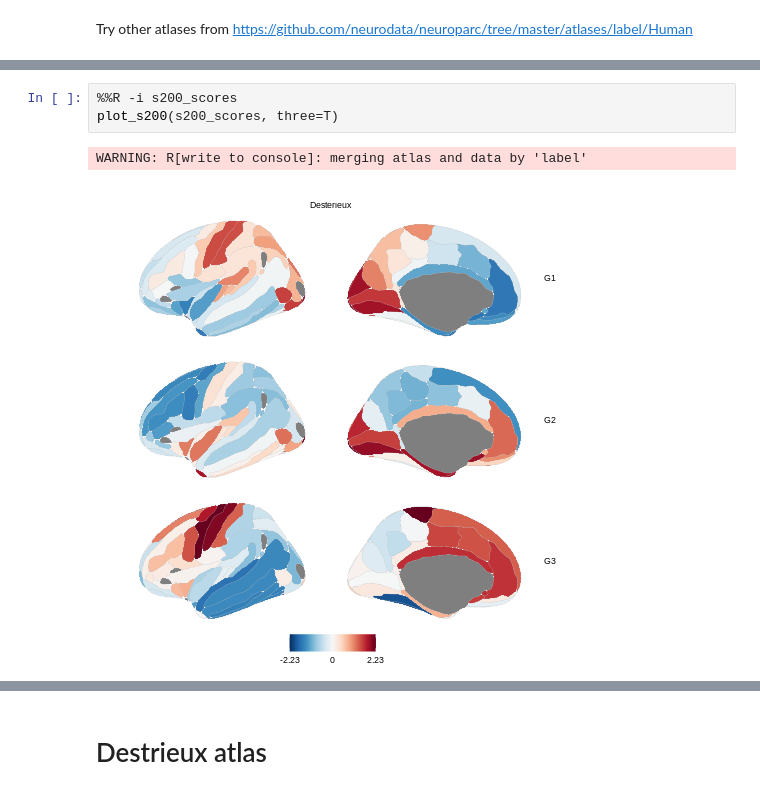
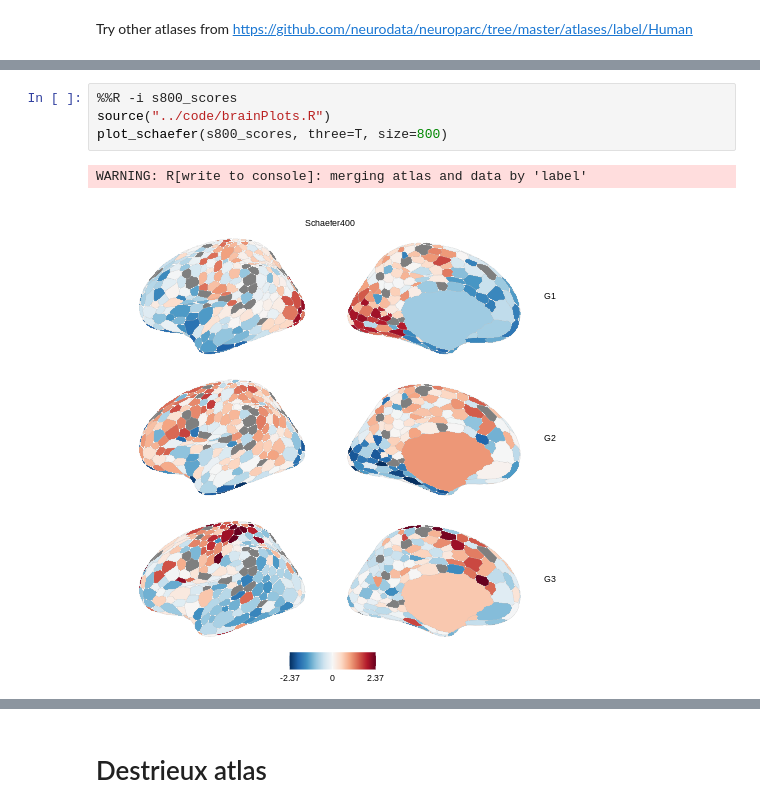
Before and after one commit to richardajdear/AHBA_gradients, a Jupyter notebook: notebooks/parcellation.ipynb, the cells around one changed output, grey strips where cells are left out. Saved outputs shown, nothing was run; the diff lists cells and outputs as text.

```diff
--- a/notebooks/parcellation.ipynb
+++ b/notebooks/parcellation.ipynb
@@ -287,6 +344,7 @@ s200_scores = (dm_s200_ds9.scores
 # %%
-%%R -i s200_scores
-plot_s200(s200_scores, three=T)
+%%R -i s800_scores
+source("../code/brainPlots.R")
+plot_schaefer(s800_scores, three=T, size=800)
 # %% [output]
 WARNING: R[write to console]: merging atlas and data by 'label'
-[figure, old version]
+[figure, new version]
```
Also changed, not shown: parts of 22 cells of this notebook, 20 other files.
